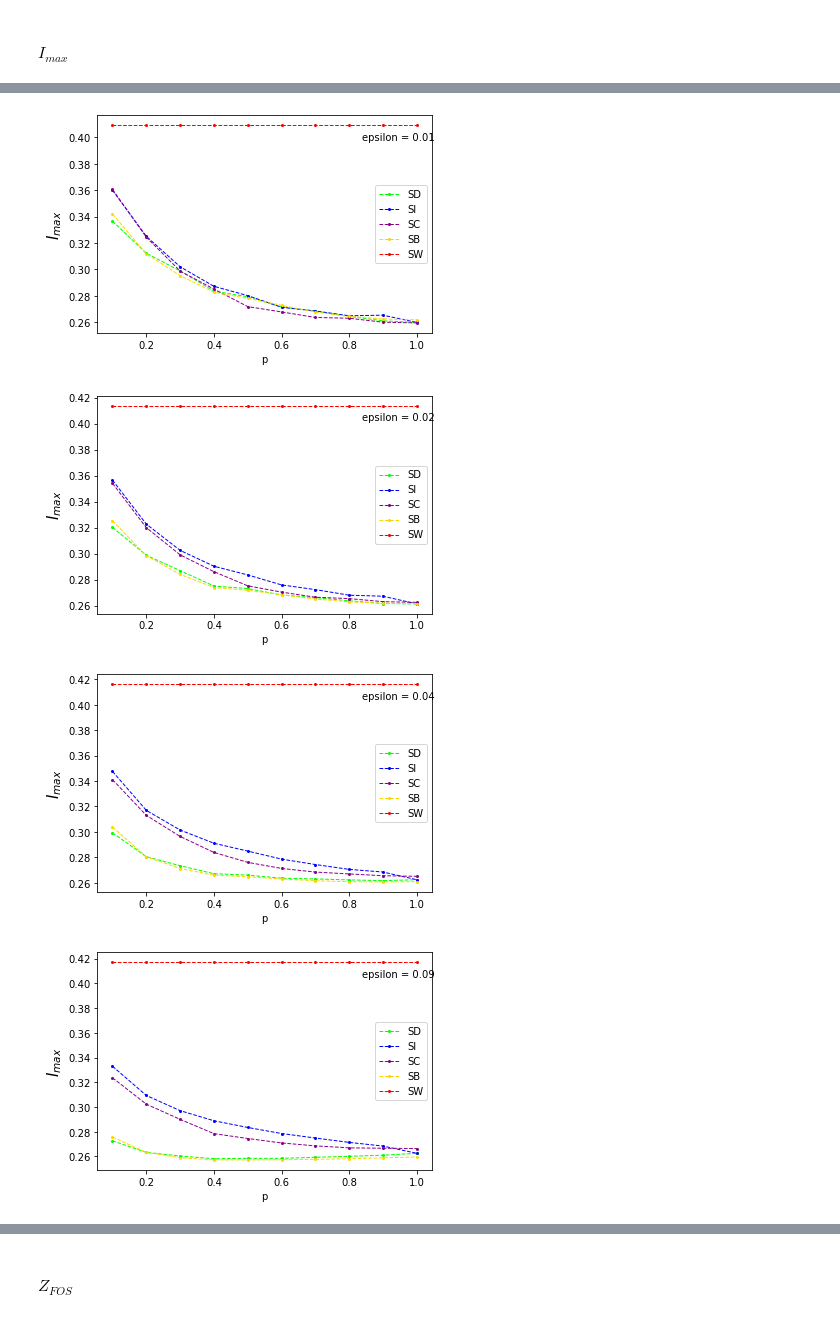
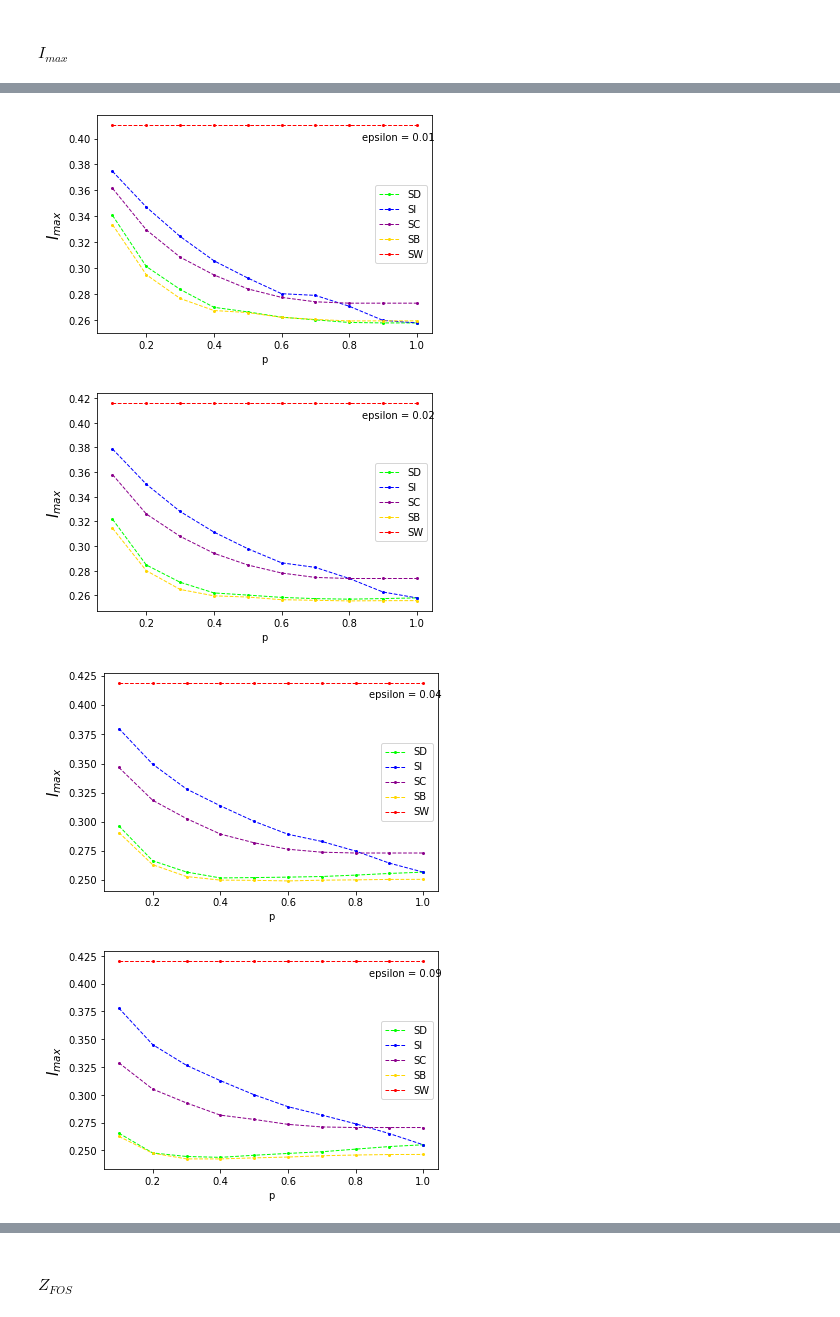
Before and after one commit to ashuthosh-bharadwaj/DPCN_Project, a Jupyter notebook: term_2.ipynb, the cells around one changed output, grey strips where cells are left out. Cells and saved outputs as stored; diff of their text form; code cells hidden in the pictures.

```diff
--- a/term_2.ipynb
+++ b/term_2.ipynb
@@ -541,7 +546,7 @@ for e in [0.1,0.3,0.5]:
 m = 10 # avg degree
 n = 50 # number of communities
 b = 0.03*np.ones(n) #
-M = nx.erdos_renyi_graph(n, 0.35)
+M = nx.erdos_renyi_graph(n, 0.1)
 e = 0.2 # migration strength
 s0 = []
 temp = [0.99, 0.01, 0, 0, 0]
@@ -594,34 +599,34 @@ for e in [0.01, 0.02, 0.04, 0.09, 0.3]:
         for j in range(len(P)):
             p = P[j]
             if j == len(P): # no test kits
                 a1 = 0
             # print(j,p)
             # print(p)
             s = odeint(f, s0, t)
             K = s[:,-1]
             s = s[:,:-1]
             temp = np.zeros(len(t))
             for i in range(n):
                 y = 5*i
                 temp += s[:,y+2]
             I.append(max(temp))
 
     names = ['SD', 'SI', 'SC', 'SB', 'SW']
     Imax = np.array(I)
     # convert into 2d array
     Imax = Imax.reshape(step,len(P))
     # colors are green blue dark yellow red and black
     colors = ['#00FF00', '#0000FF', '#8B008B', '#FFD700', '#FF0000', '#000000']
     for j in range(len(P)):
         plt.plot(np.linspace(1,step,step)/10, Imax[:,j]/(100*n), label=names[j], color=colors[j],marker='o', markersize=2,linestyle='dashed', linewidth=1)
     plt.legend()
     plt.xlabel('p')
     plt.ylabel('$I_{max}$',size=15)
     # add text
     plt.text(0.9, 0.9, f'epsilon = {e}', horizontalalignment='center', verticalalignment='center', transform=plt.gca().transAxes)
     plt.show()
 # %% [output]
-[figure, old version]
+[figure, new version]
-[figure, old version]
+[figure, new version]
-[figure, old version]
+[figure, new version]
-[figure, old version]
+[figure, new version]
```
Also changed, not shown: parts of 5 cells of this notebook, 54 other files.
